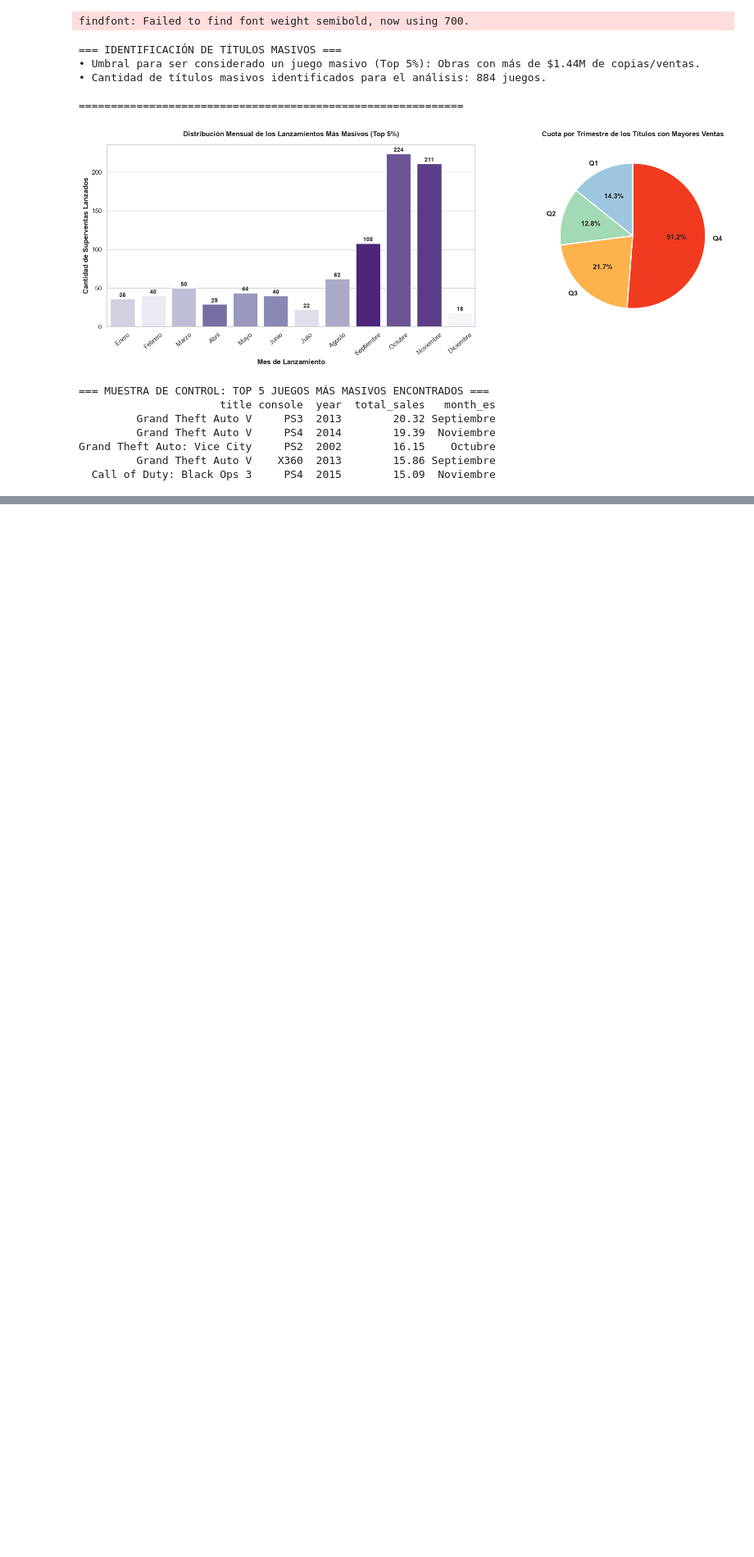
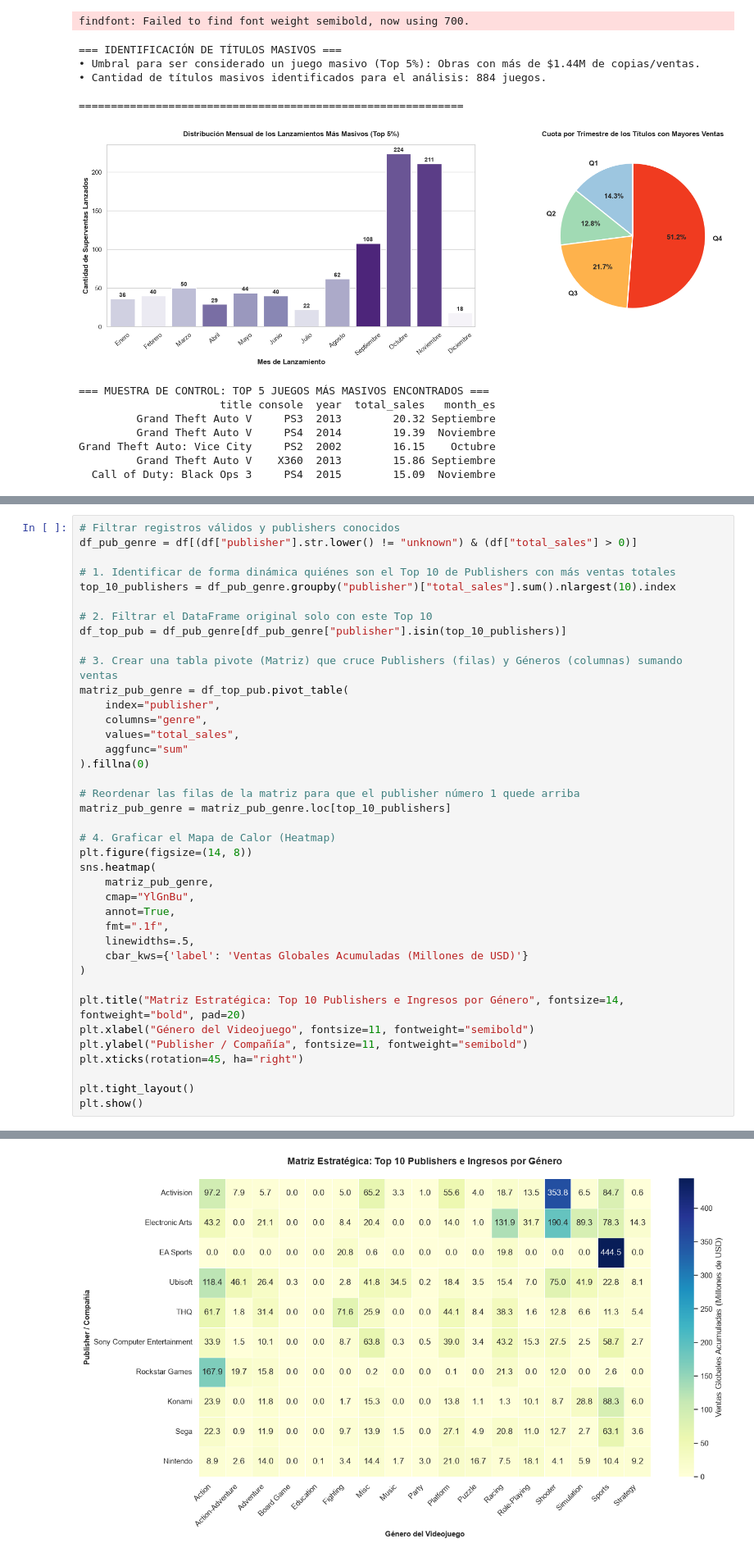
Before and after one commit to alvarodc093-pixel/Eda-Games, a Jupyter notebook: Notebook/Preprocesamiento.ipynb, the cells around one changed output, grey strips where cells are left out. Shown at 82% size. Cells and saved outputs as stored; diff of their text form; blank space fills up the shorter version.

Commit message:
Análisis bivariante.
Estudiamos los géneros que mas se venden según la compañía que los publica.

```diff
--- a/Notebook/Preprocesamiento.ipynb
+++ b/Notebook/Preprocesamiento.ipynb
@@ -726,0 +730,40 @@ Grand Theft Auto: Vice City     PS2  2002        16.15    Octubre
+# %%
+# Filtrar registros válidos y publishers conocidos
+df_pub_genre = df[(df["publisher"].str.lower() != "unknown") & (df["total_sales"] > 0)]
+
+# 1. Identificar de forma dinámica quiénes son el Top 10 de Publishers con más ventas totales
+top_10_publishers = df_pub_genre.groupby("publisher")["total_sales"].sum().nlargest(10).index
+
+# 2. Filtrar el DataFrame original solo con este Top 10
+df_top_pub = df_pub_genre[df_pub_genre["publisher"].isin(top_10_publishers)]
+
+# 3. Crear una tabla pivote (Matriz) que cruce Publishers (filas) y Géneros (columnas) sumando ventas
+matriz_pub_genre = df_top_pub.pivot_table(
+    index="publisher",
+    columns="genre",
+    values="total_sales",
+    aggfunc="sum"
+).fillna(0)
+
+# Reordenar las filas de la matriz para que el publisher número 1 quede arriba
+matriz_pub_genre = matriz_pub_genre.loc[top_10_publishers]
+
+# 4. Graficar el Mapa de Calor (Heatmap)
+plt.figure(figsize=(14, 8))
+sns.heatmap(
+    matriz_pub_genre,
+    cmap="YlGnBu",
+    annot=True,
+    fmt=".1f",
+    linewidths=.5,
+    cbar_kws={'label': 'Ventas Globales Acumuladas (Millones de USD)'}
+)
+
+plt.title("Matriz Estratégica: Top 10 Publishers e Ingresos por Género", fontsize=14, fontweight="bold", pad=20)
+plt.xlabel("Género del Videojuego", fontsize=11, fontweight="semibold")
+plt.ylabel("Publisher / Compañía", fontsize=11, fontweight="semibold")
+plt.xticks(rotation=45, ha="right")
+
+plt.tight_layout()
+plt.show()
+# %% [output]
@@ -726,0 +771 @@ Grand Theft Auto: Vice City     PS2  2002        16.15    Octubre
+[figure, added]
```
Also changed, not shown: parts of 5 cells of this notebook, 1 other file.
